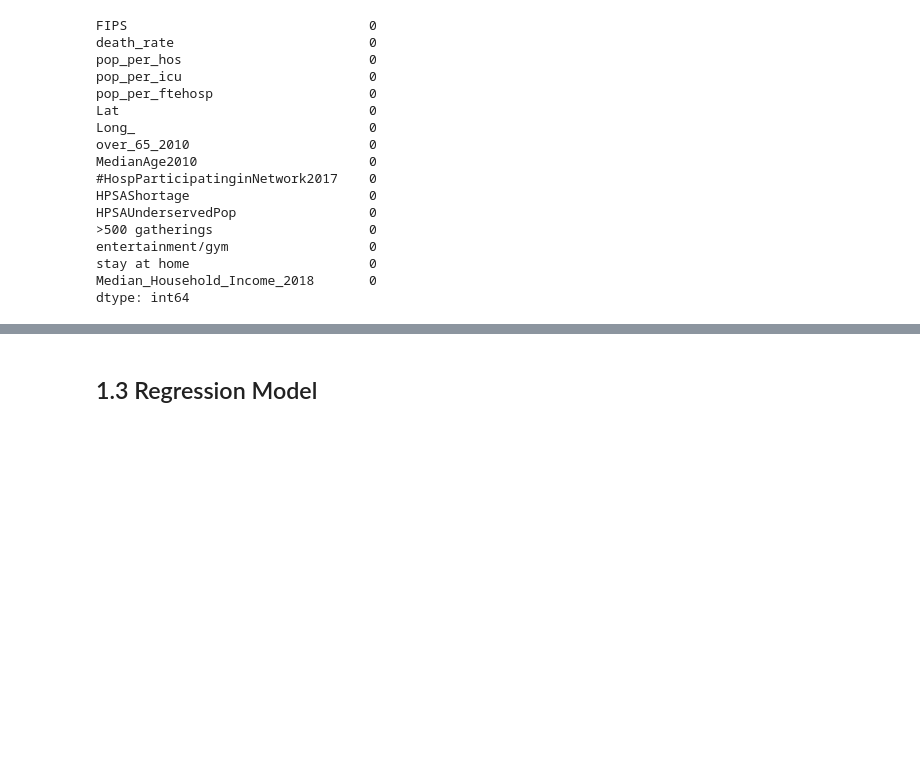
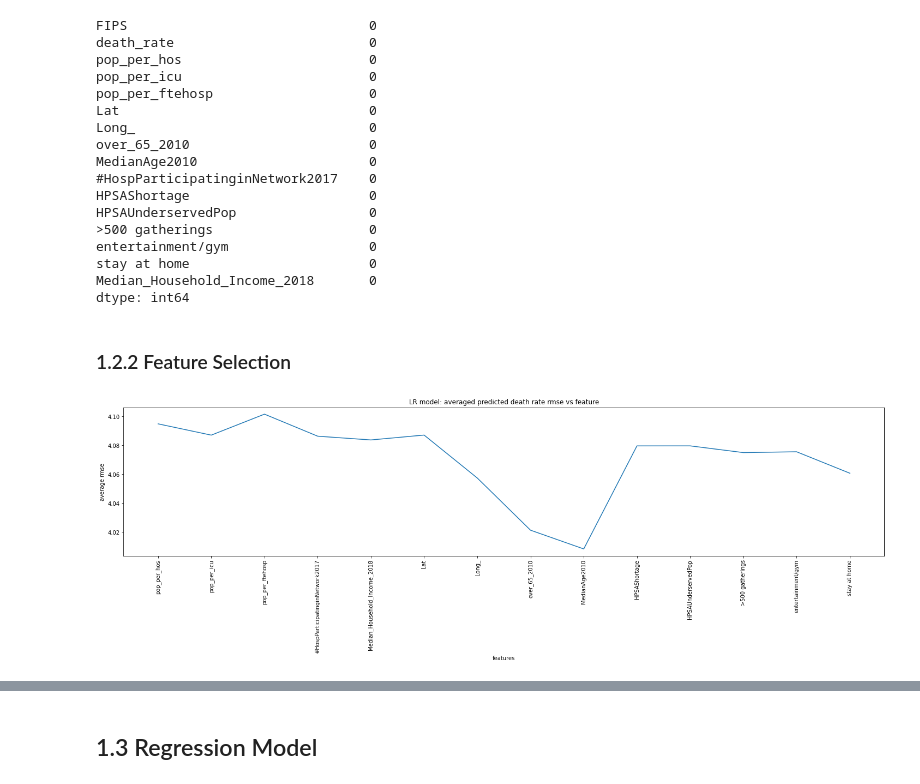
Before and after one commit to swenson-nick/Data_200_Covid, a Jupyter notebook: 1.DeathRate.ipynb, the cells around one changed output, grey strips where cells are left out. Cells and saved outputs as stored; diff of their text form; code cells hidden in the pictures; blank space fills up the shorter version.

```diff
--- a/1.DeathRate.ipynb
+++ b/1.DeathRate.ipynb
@@ -436,3 +417,5 @@ entertainment/gym                  0
 stay at home                       0
 Median_Household_Income_2018       0
 dtype: int64
+# %% [markdown]
+### 1.2.2 Feature Selection
@@ -439,11 +465,33 @@ dtype: int64
 # %%
 ftrs = [
-    'pop_per_hos', 'pop_per_icu', 'pop_per_ftehosp', '#HospParticipatinginNetwork2017', # hospital quality features
+    'pop_per_hos',
+    'pop_per_icu',
+    'pop_per_ftehosp',
+    '#HospParticipatinginNetwork2017', # hospital quality features
     'Median_Household_Income_2018', # economic features
     'Lat', 'Long_', # geographical features
-    'over_65_2010', 'MedianAge2010',# age features
-    'HPSAShortage', 'HPSAUnderservedPop',  # healthcare features
-    '>500 gatherings', #'entertainment/gym', 'stay at home', # policy features
+    'over_65_2010',
+    'MedianAge2010',# age features
+    'HPSAShortage',
+    'HPSAUnderservedPop',  # healthcare features
+    '>500 gatherings',
+    'entertainment/gym',
+    'stay at home', # policy features
 ]
-X = dr[ftrs]
-y = dr['death_rate']
+# %%
+lr_mse_list, ridge_mse_list, rfr_mse_list = [], [], []
+
+for ftr in ftrs:
+    lr_mse, ridge_mse, rfr_mse = through_all_model([ftr], dr)
+    lr_mse_list.append(lr_mse)
+    ridge_mse_list.append(ridge_mse)
+    rfr_mse_list.append(rfr_mse)
+# %%
+plt.figure(figsize = (25, 5))
+plt.plot(lr_mse_list)
+plt.title('LR model: averaged predicted death rate rmse vs feature')
+plt.xlabel('features')
+plt.xticks(ticks = range(len(ftrs)), labels = ftrs, rotation=90)
+plt.ylabel('average rmse');
+# %% [output]
+[figure, added]
```
Also changed, not shown: parts of 30 cells of this notebook.
